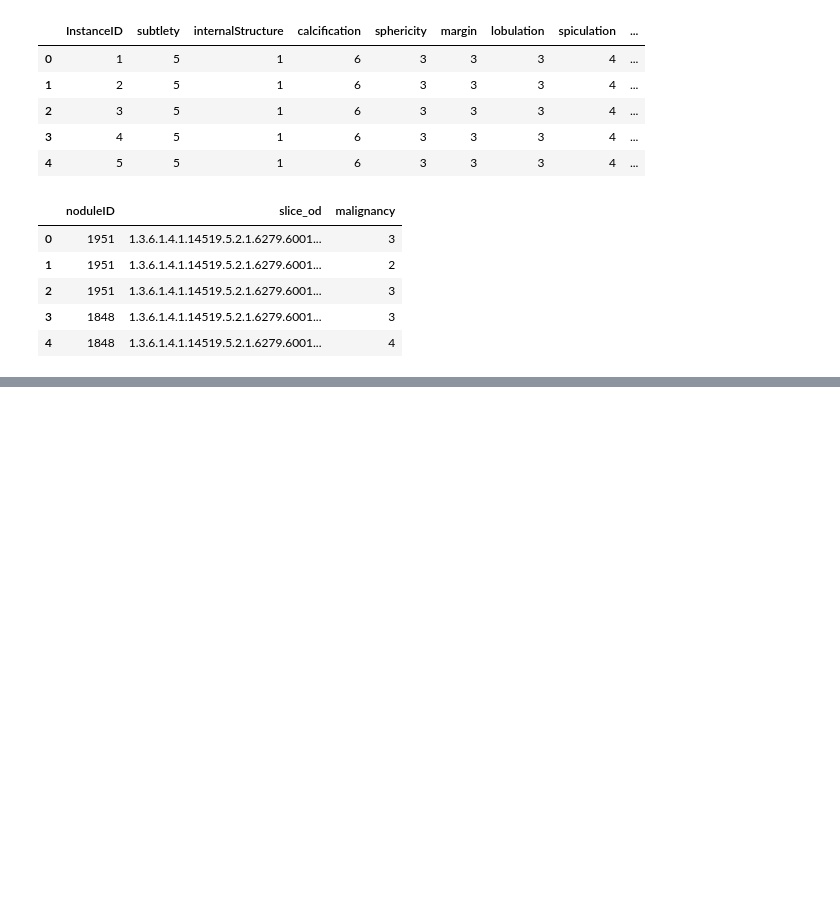
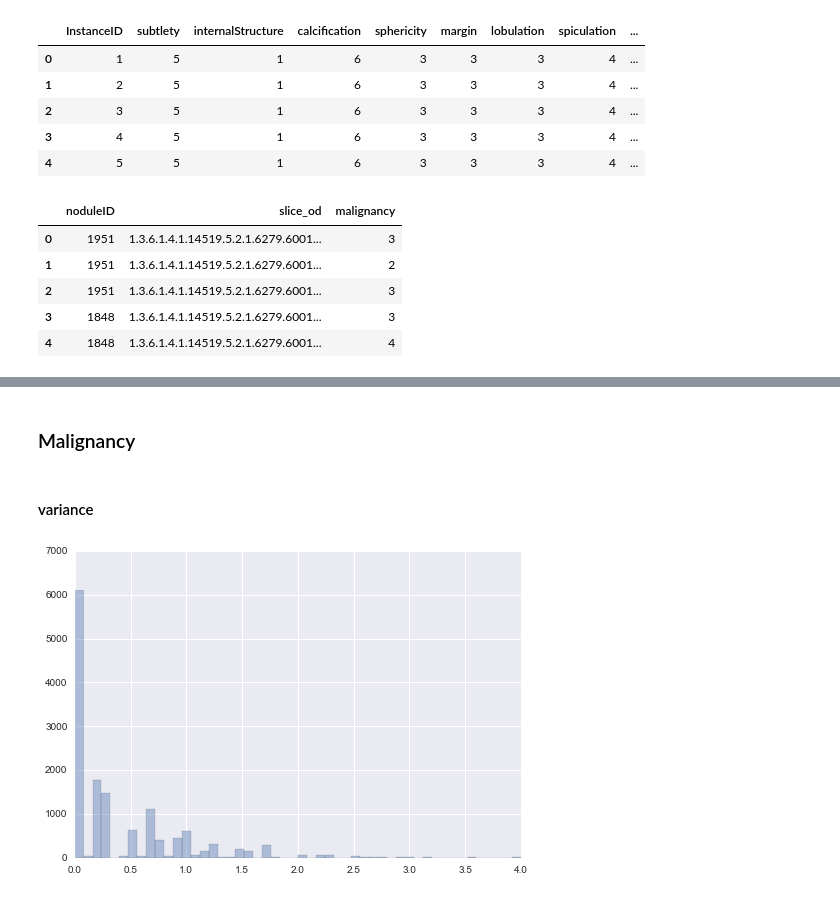
Before and after one commit to a-forty-two/Craft-Repo, a Jupyter notebook: capstone/explor/capstone_exploratory_analysis.ipynb, the cells around one changed output, grey strips where cells are left out. Cells and saved outputs as stored; diff of their text form; code cells hidden in the pictures; blank space fills up the shorter version.

```diff
--- a/capstone/explor/capstone_exploratory_analysis.ipynb
+++ b/capstone/explor/capstone_exploratory_analysis.ipynb
@@ -270,14 +270,3 @@ data.head()
 | 2 | 1951 | 1.3.6.1.4.1.14519.5.2.1.6279.6001... | 3 |
 | 3 | 1848 | 1.3.6.1.4.1.14519.5.2.1.6279.6001... | 3 |
 | 4 | 1848 | 1.3.6.1.4.1.14519.5.2.1.6279.6001... | 4 |
-# %%
-prob_dict = {}
-
-for i, r in data.iterrows():
-
-    if r["slice_d"] not in prob_dict:
-        prob_dict["slice_id"] = [r["malignancy"]]
-    else:
-        prob_dict["slice_id"].append([r["malignancy"]])
-
-len(prob_dict)
@@ -285,0 +277,15 @@ KeyError: 'slice_id'
+# %%
+import pandas as pd
+import numpy as np
+import matplotlib.mlab as mlab
+import matplotlib.pyplot as plt
+import seaborn as sns
+%matplotlib inline
+sns.set(color_codes=True)
+# %%
+data = pd.read_csv("all_slices.csv")
+# %%
+data_semantic = data[['subtlety', 'internalStructure', 'calcification',
+                         'sphericity', 'margin', 'lobulation',
+                         'spiculation', 'texture', 'imageSOP_UID','malignancy']]
+data_semantic.head()
@@ -285,0 +312,15 @@ KeyError: 'slice_id'
+# %% [markdown]
+### Malignancy
+# %% [markdown]
+#### variance
+# %%
+tmp = {}
+m = []
+
+for i,r in data_semantic.iterrows(): tmp[r['imageSOP_UID']] = []
+for i,r in data_semantic.iterrows(): tmp[r['imageSOP_UID']].append(int(r['malignancy']))
+for k,v in tmp.items(): m.append(np.var(v))
+
+sns.distplot(m, kde=False);
+# %% [output]
+[figure, added]
```
Also changed, not shown: parts of 86 cells of this notebook, 43 other files.
